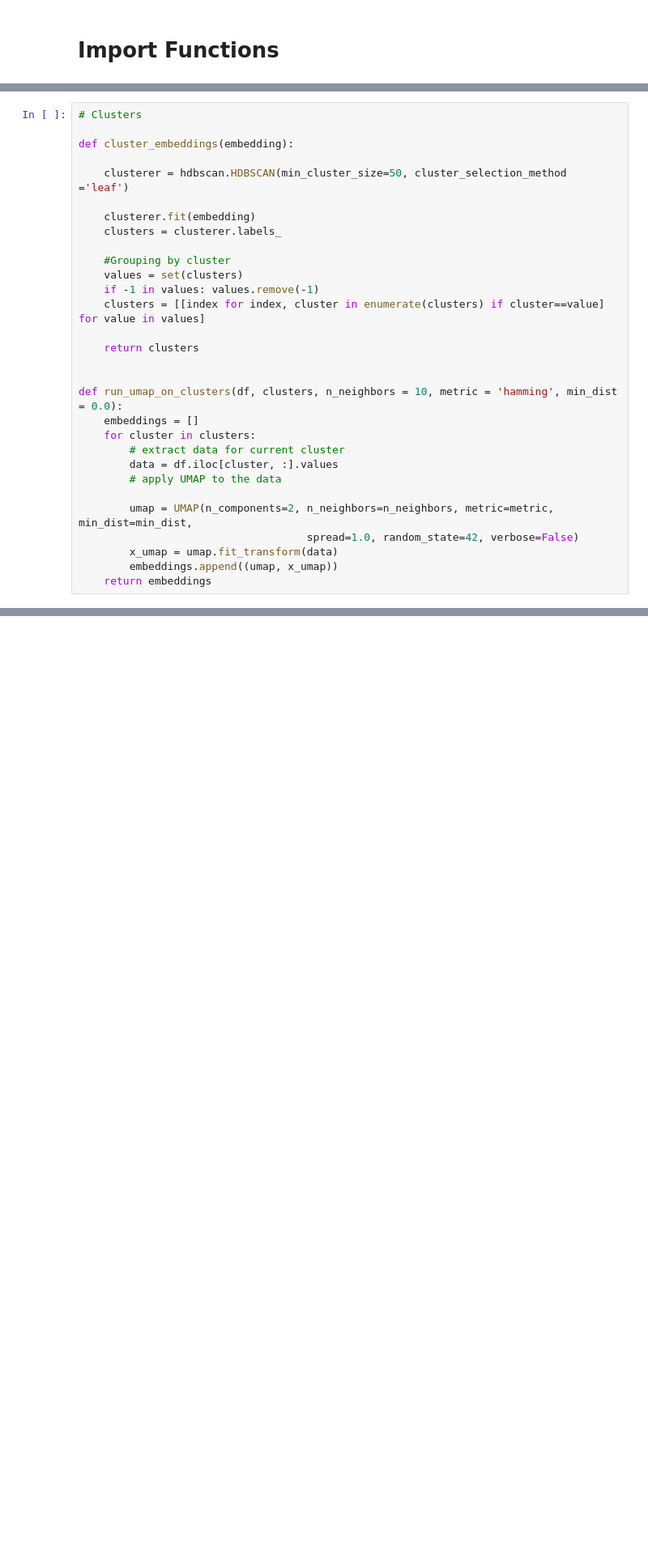
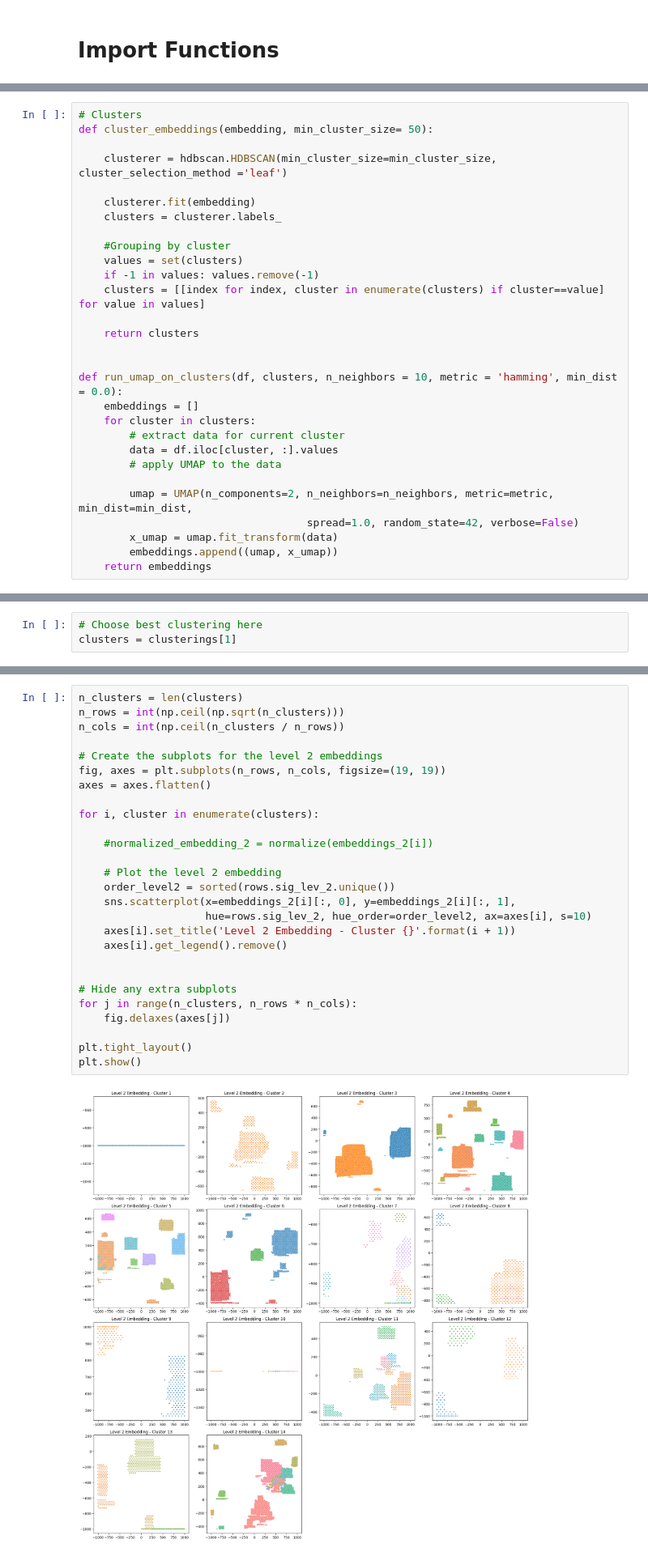
Before and after one commit to hanaCasey/BHVizData, a Jupyter notebook: iterative_approach.ipynb, the cells around one changed output, grey strips where cells are left out. Shown at 81% size. Drawn from its saved outputs; the diff is of its cells as text; blank space fills up the shorter version.

```diff
--- a/iterative_approach.ipynb
+++ b/iterative_approach.ipynb
@@ -188,9 +144,8 @@ def plot_cluster_embeddings(df, clusters, embeddings, param_names, num_cols=2):
 # %%
 # Clusters
+def cluster_embeddings(embedding, min_cluster_size= 50):
 
-def cluster_embeddings(embedding):
-
-    clusterer = hdbscan.HDBSCAN(min_cluster_size=50, cluster_selection_method ='leaf')
+    clusterer = hdbscan.HDBSCAN(min_cluster_size=min_cluster_size, cluster_selection_method ='leaf')
 
     clusterer.fit(embedding)
     clusters = clusterer.labels_
@@ -240,0 +267,3 @@ plt.show()
+# %%
+# Choose best clustering here
+clusters = clusterings[1]
@@ -287,0 +305,29 @@ for i, cluster in enumerate(clusters):
+# %%
+n_clusters = len(clusters)
+n_rows = int(np.ceil(np.sqrt(n_clusters)))
+n_cols = int(np.ceil(n_clusters / n_rows))
+
+# Create the subplots for the level 2 embeddings
+fig, axes = plt.subplots(n_rows, n_cols, figsize=(19, 19))
+axes = axes.flatten()
+
+for i, cluster in enumerate(clusters):
+
+    #normalized_embedding_2 = normalize(embeddings_2[i])
+
+    # Plot the level 2 embedding
+    order_level2 = sorted(rows.sig_lev_2.unique())
+    sns.scatterplot(x=embeddings_2[i][:, 0], y=embeddings_2[i][:, 1],
+                    hue=rows.sig_lev_2, hue_order=order_level2, ax=axes[i], s=10)
+    axes[i].set_title('Level 2 Embedding - Cluster {}'.format(i + 1))
+    axes[i].get_legend().remove()
+
+
+# Hide any extra subplots
+for j in range(n_clusters, n_rows * n_cols):
+    fig.delaxes(axes[j])
+
+plt.tight_layout()
+plt.show()
+# %% [output]
+[figure, added]
```
Also changed, not shown: parts of 15 cells of this notebook.
